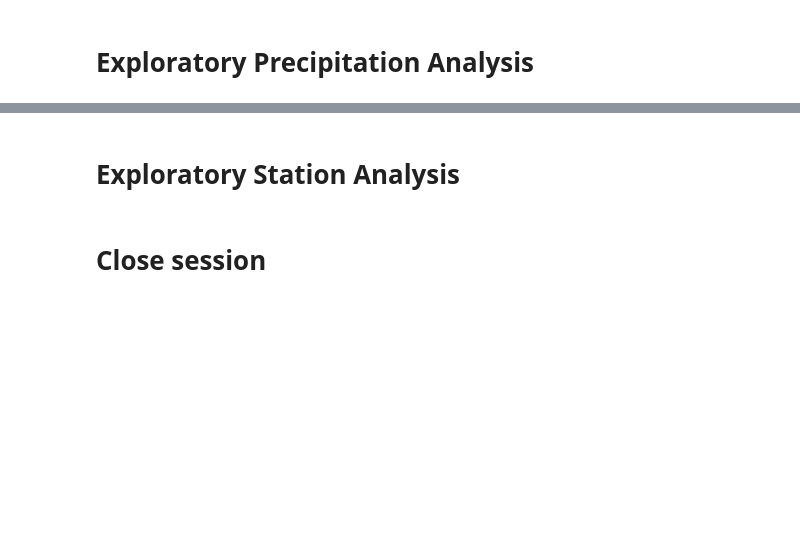
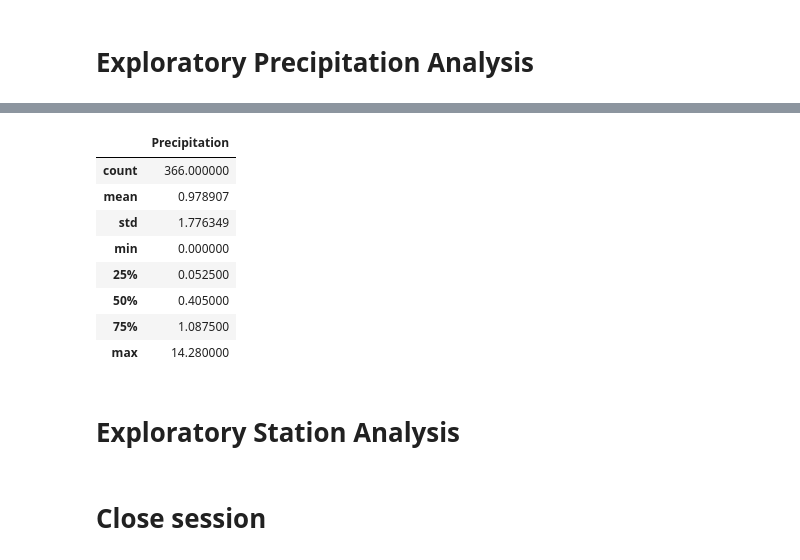
Before and after one commit to khutula/sqlalchemy-challenge, a Jupyter notebook: climate_starter.ipynb, the cells around one changed output, grey strips where cells are left out. Drawn from its saved outputs; the diff is of its cells as text; code cells hidden in the pictures; blank space fills up the shorter version.

```diff
--- a/climate_starter.ipynb
+++ b/climate_starter.ipynb
@@ -46,15 +73,7 @@ Base.classes.keys()
 # Starting from the most recent data point in the database.
 
 # Calculate the date one year from the last date in data set.
-
-
-# Perform a query to retrieve the data and precipitation scores
-
-
-# Save the query results as a Pandas DataFrame and set the index to the date column
-
-
-# Sort the dataframe by date
-
-
-# Use Pandas Plotting with Matplotlib to plot the data
+recent_date = datetime.strptime(recent_date_str, '%Y-%m-%d').date()
+year_prior = recent_date - relativedelta(years=1)
+month_bins = for year_prior + relativedelta(x) in range(0,365,30)
+year_prior_string = year_prior.strftime("%Y-%m-%d")
@@ -61,5 +156,16 @@ Base.classes.keys()
 # %%
 # Use Pandas to calcualte the summary statistics for the precipitation data
+precipitation.describe()
+# %% [output]
+|  | Precipitation |
+| count | 366.000000 |
+| mean | 0.978907 |
+| std | 1.776349 |
+| min | 0.000000 |
+| 25% | 0.052500 |
+| 50% | 0.405000 |
+| 75% | 1.087500 |
+| max | 14.280000 |
 # %% [markdown]
 # Exploratory Station Analysis
 # %%
```
Also changed, not shown: parts of 13 cells of this notebook.
